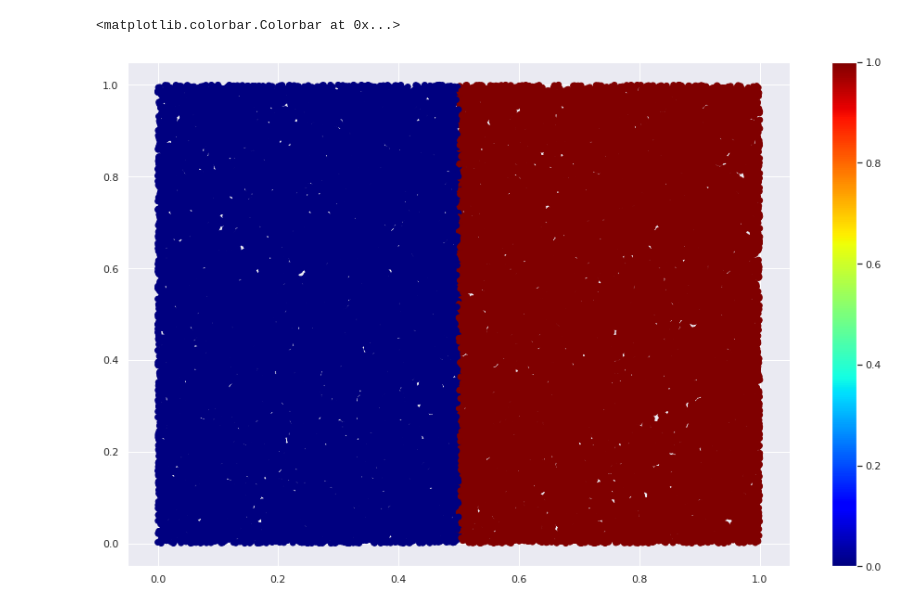
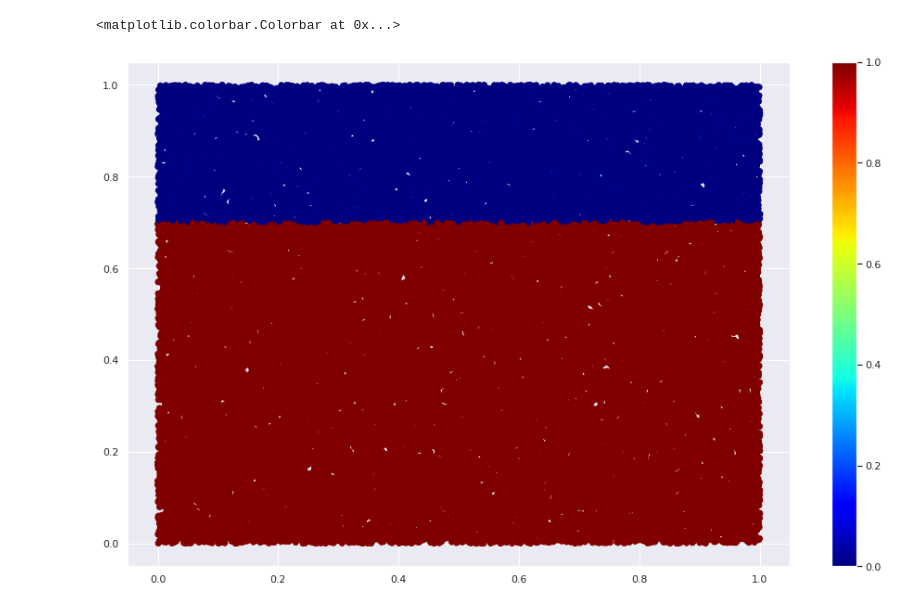
Before and after one commit to JNSFilipe/Telperion, a Jupyter notebook: notebooks/1-Test_HeartWood.ipynb, the cells around one changed output. Drawn from its saved outputs; the diff is of its cells as text; code cells hidden in the pictures.

```diff
--- a/notebooks/1-Test_HeartWood.ipynb
+++ b/notebooks/1-Test_HeartWood.ipynb
@@ -12,13 +12,14 @@ sys.path.insert(1, '../telperion')
 from HeartWood import HeartWood
 # %%
 x = np.random.uniform(low=0, high=1, size=(50000,5))
-y = np.round(x[:,0])
+y = np.array([1 if i < 0.7 else 0 for i in x[:,1]])
+# y = np.round(x[:,0])
 
 plt.scatter(x[:,0],x[:,1], c=y, cmap='jet')
 plt.colorbar()
 # %% [output]
 <matplotlib.colorbar.Colorbar at 0x...>
-[figure, old version]
+[figure, new version]
 # %%
 hw = HeartWood(x.shape[1])
 hw.fit(x, y, 128, 100)
```
Also changed, not shown: parts of 6 cells of this notebook, 3 other files.
